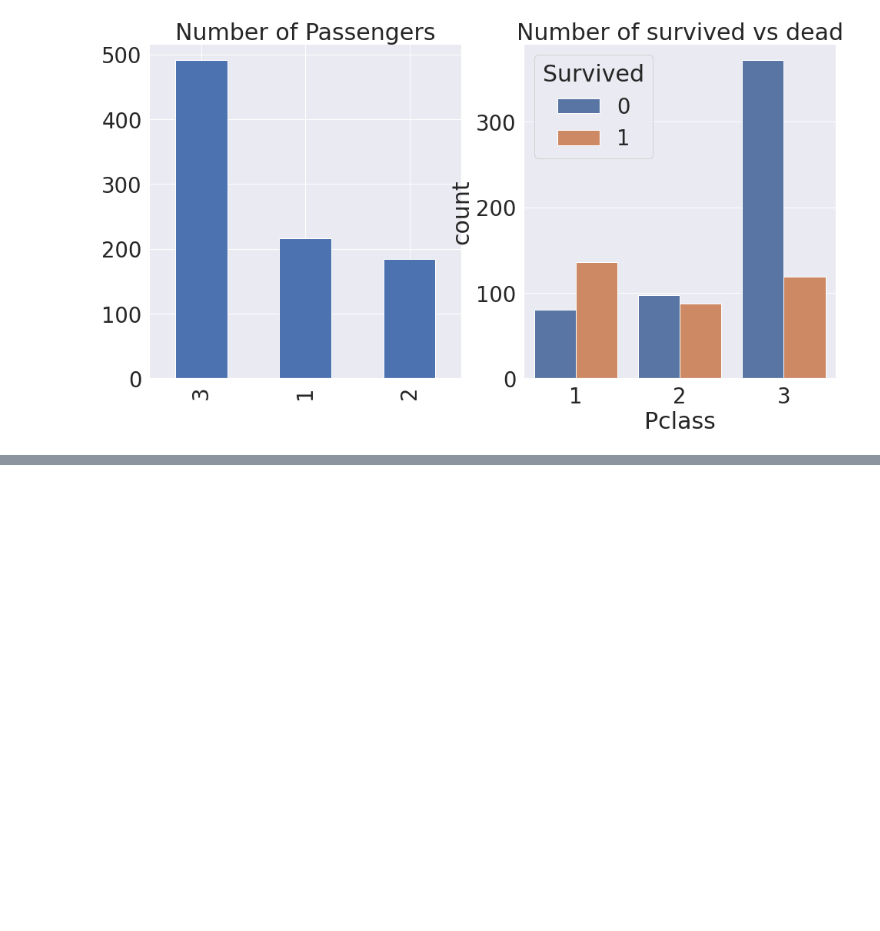
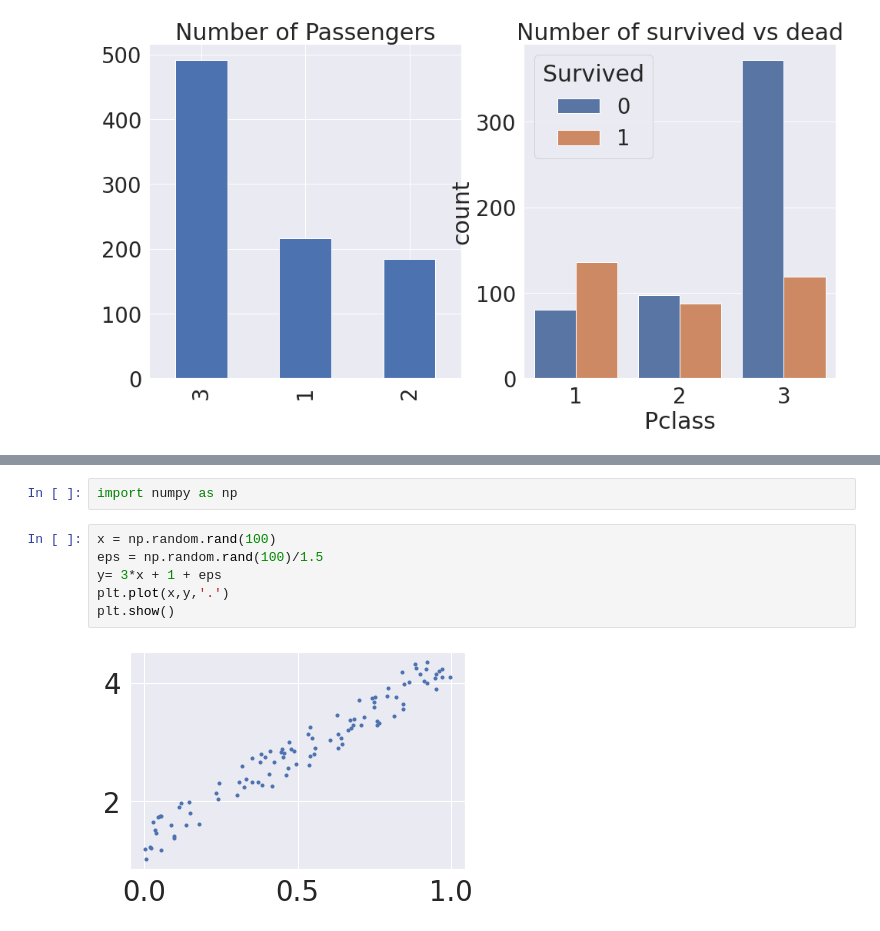
Before and after one commit to rohee119/bdna, a Jupyter notebook: 김로희6강7강.ipynb, the cells around one changed output, grey strips where cells are left out. Drawn from its saved outputs; the diff is of its cells as text; blank space fills up the shorter version.

```diff
--- a/김로희6강7강.ipynb
+++ b/김로희6강7강.ipynb
@@ -280,0 +312,10 @@ plt.show()
+# %%
+import numpy as np
+# %%
+x = np.random.rand(100)
+eps = np.random.rand(100)/1.5
+y= 3*x + 1 + eps
+plt.plot(x,y,'.')
+plt.show()
+# %% [output]
+[figure, added]
```
Also changed, not shown: parts of 14 cells of this notebook.
